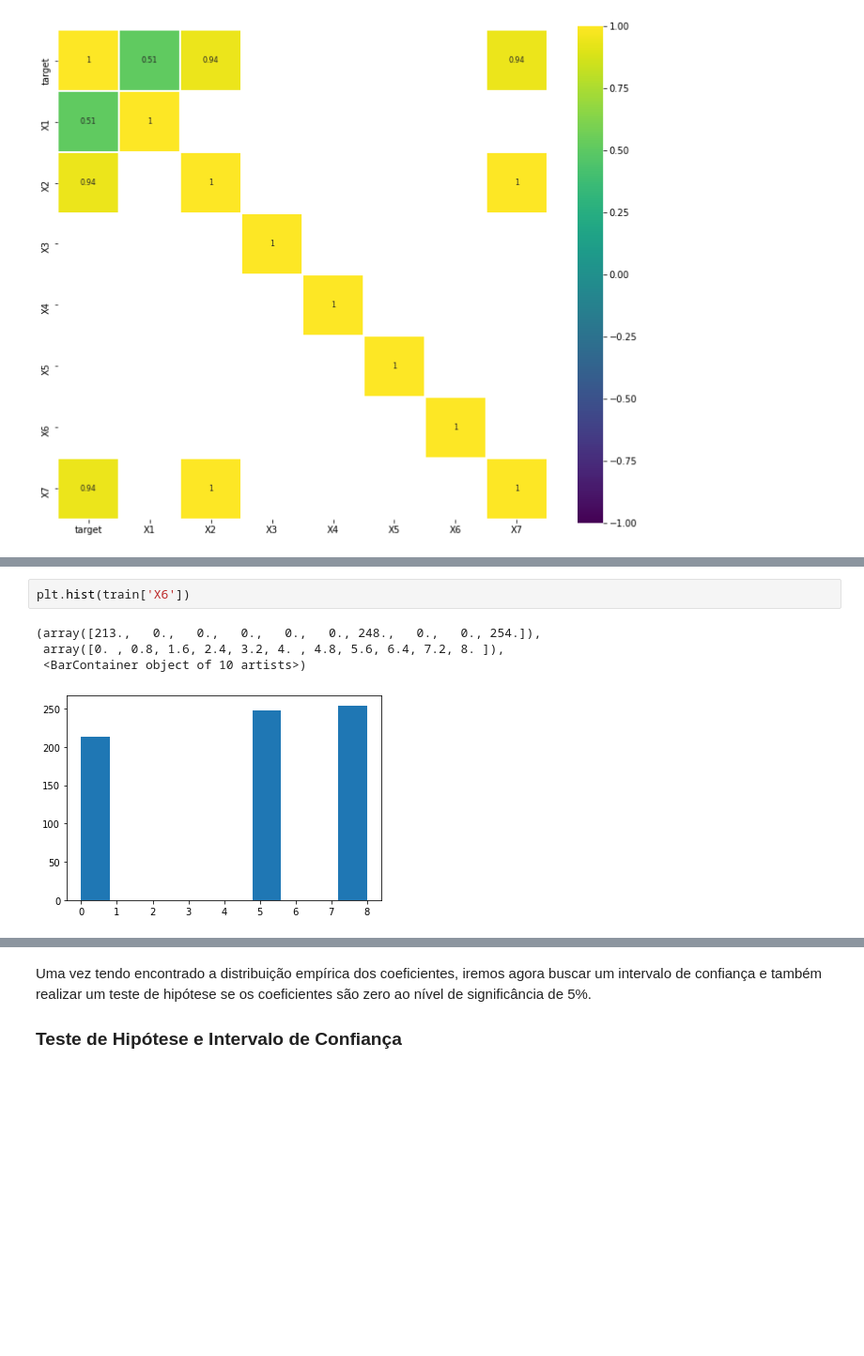
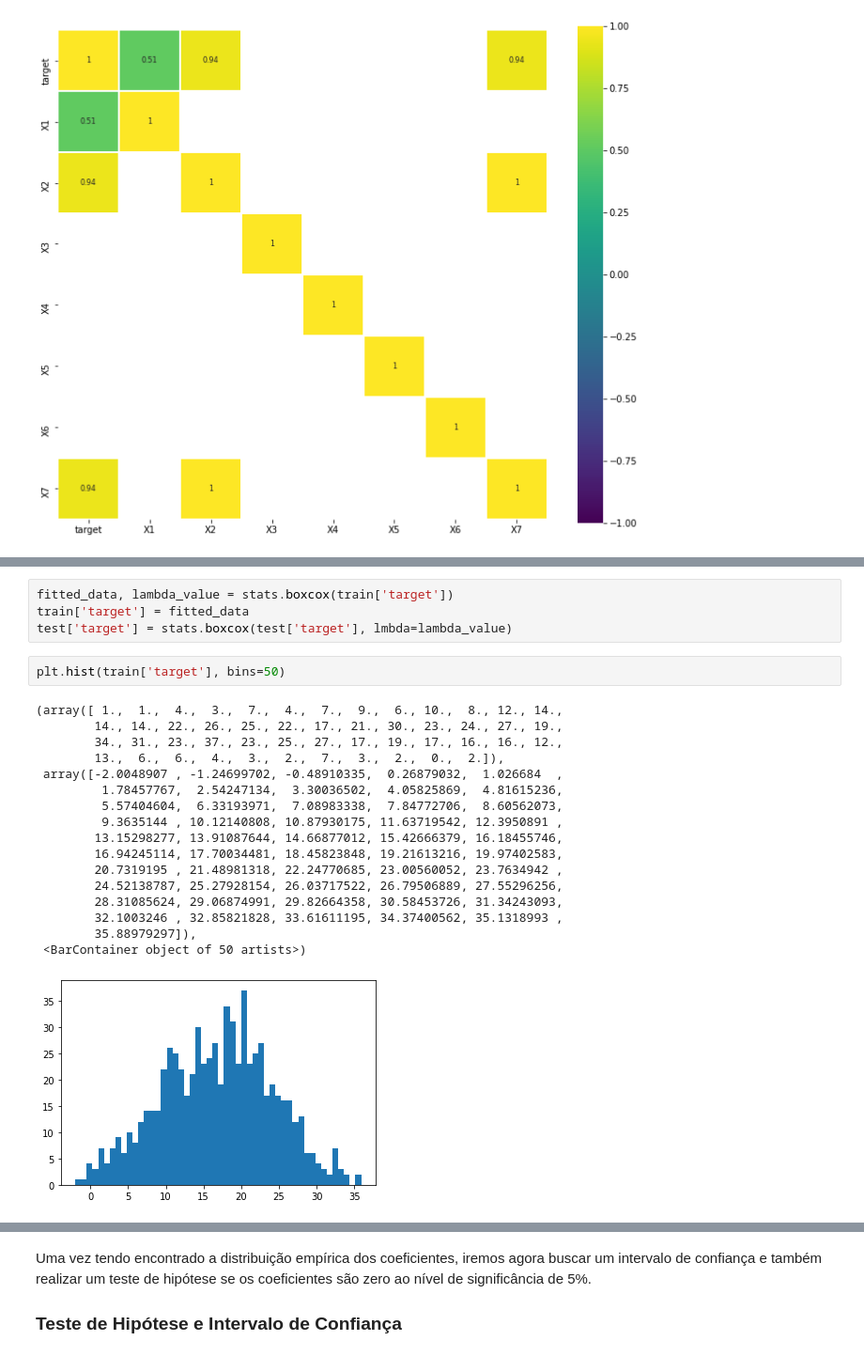
Before and after one commit to Martins6/desafio_oncase, a Jupyter notebook: notebooks/regression.ipynb, the cells around one changed output, grey strips where cells are left out. Shown: that part at 94% size. Saved outputs shown, nothing was run; the diff lists cells and outputs as text; blank space fills up the shorter version.

```diff
--- a/notebooks/regression.ipynb
+++ b/notebooks/regression.ipynb
@@ -102,7 +132,24 @@ Distribuição da única variável discreta do conjunto.
+# %%
+fitted_data, lambda_value = stats.boxcox(train['target'])
+train['target'] = fitted_data
+test['target'] = stats.boxcox(test['target'], lmbda=lambda_value)
 # %%
-plt.hist(train['X6'])
+plt.hist(train['target'], bins=50)
 # %% [output]
-(array([213.,   0.,   0.,   0.,   0.,   0., 248.,   0.,   0., 254.]),
- array([0. , 0.8, 1.6, 2.4, 3.2, 4. , 4.8, 5.6, 6.4, 7.2, 8. ]),
- <BarContainer object of 10 artists>)
+(array([ 1.,  1.,  4.,  3.,  7.,  4.,  7.,  9.,  6., 10.,  8., 12., 14.,
+        14., 14., 22., 26., 25., 22., 17., 21., 30., 23., 24., 27., 19.,
+        34., 31., 23., 37., 23., 25., 27., 17., 19., 17., 16., 16., 12.,
+        13.,  6.,  6.,  4.,  3.,  2.,  7.,  3.,  2.,  0.,  2.]),
+ array([-2.0048907 , -1.24699702, -0.48910335,  0.26879032,  1.026684  ,
+         1.78457767,  2.54247134,  3.30036502,  4.05825869,  4.81615236,
+         5.57404604,  6.33193971,  7.08983338,  7.84772706,  8.60562073,
+         9.3635144 , 10.12140808, 10.87930175, 11.63719542, 12.3950891 ,
+        13.15298277, 13.91087644, 14.66877012, 15.42666379, 16.18455746,
+        16.94245114, 17.70034481, 18.45823848, 19.21613216, 19.97402583,
+        20.7319195 , 21.48981318, 22.24770685, 23.00560052, 23.7634942 ,
+        24.52138787, 25.27928154, 26.03717522, 26.79506889, 27.55296256,
+        28.31085624, 29.06874991, 29.82664358, 30.58453726, 31.34243093,
+        32.1003246 , 32.85821828, 33.61611195, 34.37400562, 35.1318993 ,
+        35.88979297]),
+ <BarContainer object of 50 artists>)
-[figure, old version]
+[figure, new version]
```
Also changed, not shown: parts of 43 cells of this notebook, 6 other files.
